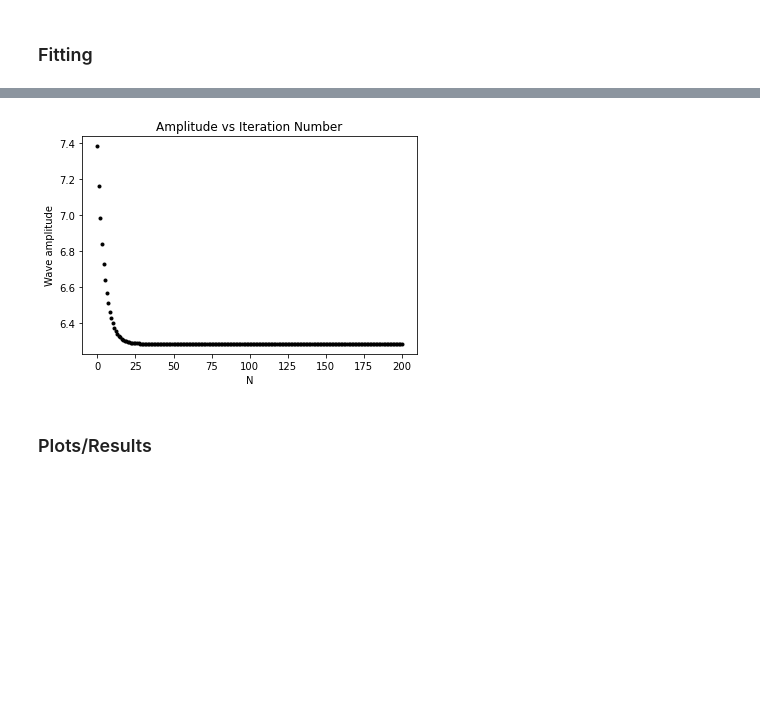
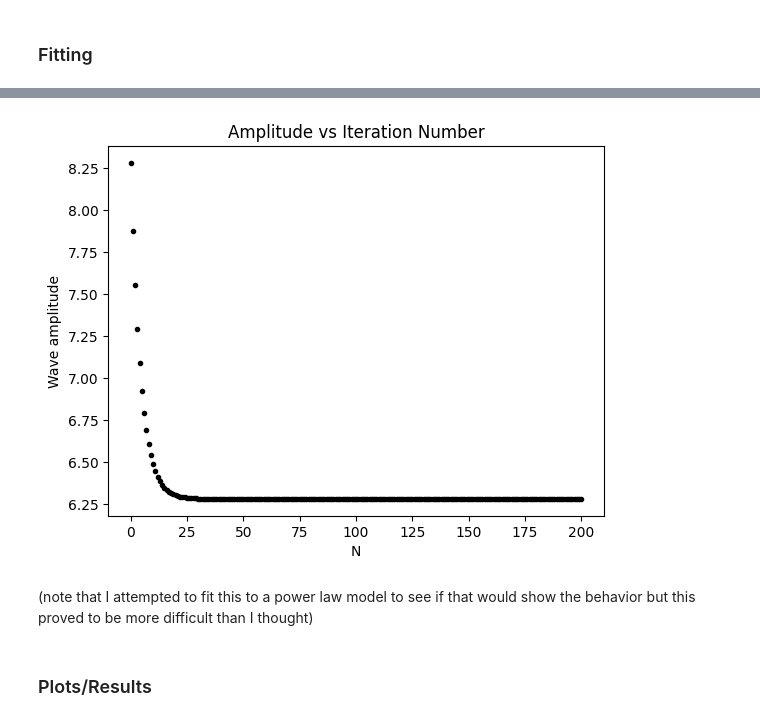
Before and after one commit to SushiSuperposition/ProfHurst_PHYS240_Sp23, a Jupyter notebook: Pruitt/Circular Standing Waves.ipynb, the cells around one changed output, grey strips where cells are left out. Drawn from its saved outputs; the diff is of its cells as text; code cells hidden in the pictures; blank space fills up the shorter version.

```diff
--- a/Pruitt/Circular Standing Waves.ipynb
+++ b/Pruitt/Circular Standing Waves.ipynb
@@ -53,7 +53,7 @@ sigma = 1  # Width of the Gaussian pulses
 k_wave = np.pi/sigma  # Wave number of the cosine
 
 
-initCond = 'sine' # initCond can be sine, stand, gauss, opp_stand
+initCond = 'stand' # initCond can be sine, stand, gauss, opp_stand
 if initCond == 'sine':
     for i in range(0, N + 1):
         w[i, 0] = rad + 1.1*np.sin((x[i] - const)*(2*np.pi*n)/L)
@@ -146,15 +145,28 @@ t      -591     -inf      inf 4.675e-06     True     None     None
 # %%
+amps = [np.max(w[:, i] ) for i in range(N+1)]
 
+
+nvals = np.arange(0, N+1)
+
+# decayModel = lmfit.models.PowerLawModel()
+# decay_params = decayModel.make_params()
+# decayResult = decayModel.fit(amps, decay_params, x=nvals)
+
+# decayResult.plot()
 # find the amplitude at every point in time
-amps = [np.max(w[:, i] ) for i in range(N+1)]
+
+# Parameter names and starting values
+
 plt.figure()
 plt.title('Amplitude vs Iteration Number')
 plt.plot(amps, 'k.')
 plt.xlabel('N')
 plt.ylabel('Wave amplitude')
 plt.show()
 # %% [output]
-[figure, old version]
+[figure, new version]
+# %% [markdown]
+(note that I attempted to fit this to a power law model to see if that would show the behavior but this proved to be more difficult than I thought)
 # %% [markdown]
 ### Plots/Results
 # %%
```
Also changed, not shown: parts of 5 cells of this notebook.
